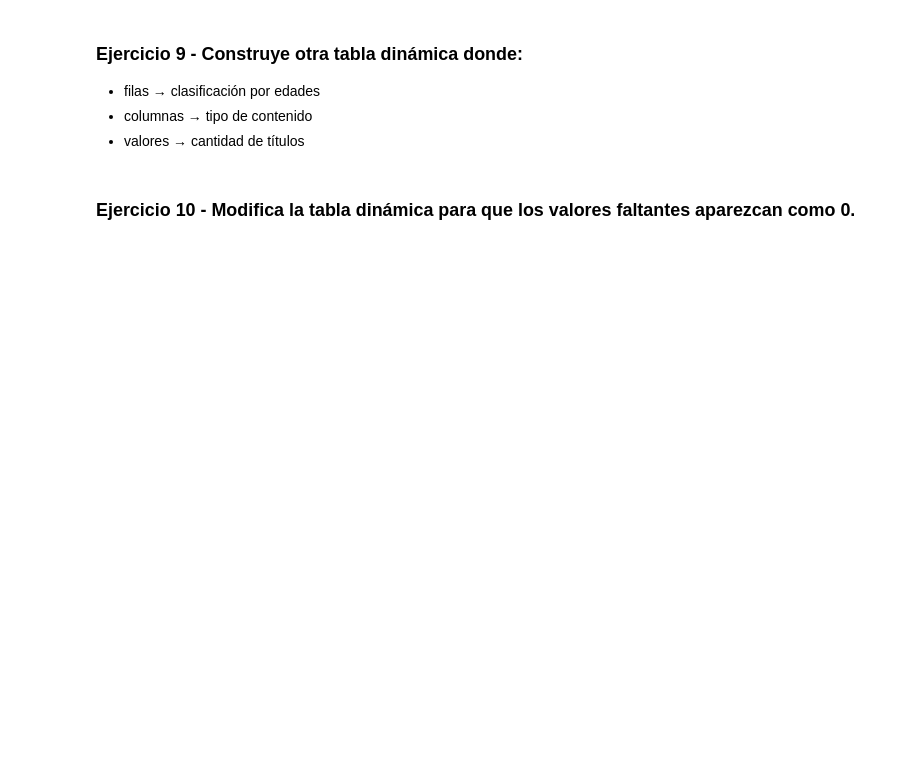
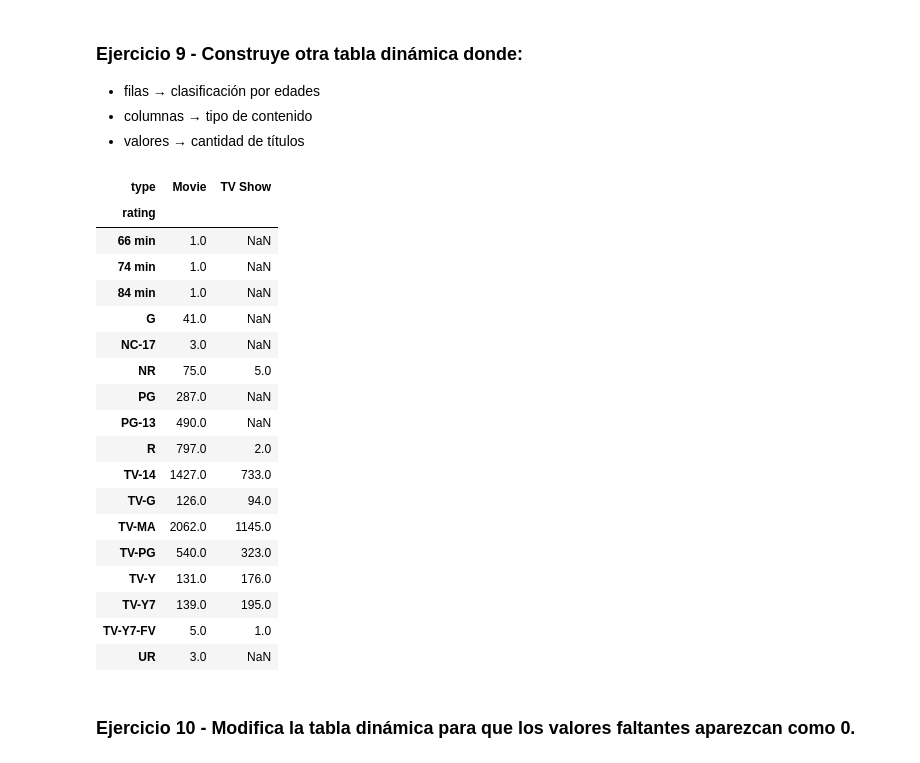
Before and after one commit to racheldai11/data-analysis-course, a Jupyter notebook: modulo-3-transformacion/clase-10/practica/notebook.ipynb, the cells around one changed output. Saved outputs shown, nothing was run; the diff lists cells and outputs as text; code cells hidden in the pictures; blank space fills up the shorter version.

```diff
--- a/modulo-3-transformacion/clase-10/practica/notebook.ipynb
+++ b/modulo-3-transformacion/clase-10/practica/notebook.ipynb
@@ -136,2 +251,30 @@ Agrupa por:
+# %%
+# tu código acá
+df.pivot_table(
+    index="rating",
+    columns="type",
+    values="title",
+    aggfunc="count"
+)
+# %% [output]
+| type | Movie | TV Show |
+| rating |  |  |
+| 66 min | 1.0 | NaN |
+| 74 min | 1.0 | NaN |
+| 84 min | 1.0 | NaN |
+| G | 41.0 | NaN |
+| NC-17 | 3.0 | NaN |
+| NR | 75.0 | 5.0 |
+| PG | 287.0 | NaN |
+| PG-13 | 490.0 | NaN |
+| R | 797.0 | 2.0 |
+| TV-14 | 1427.0 | 733.0 |
+| TV-G | 126.0 | 94.0 |
+| TV-MA | 2062.0 | 1145.0 |
+| TV-PG | 540.0 | 323.0 |
+| TV-Y | 131.0 | 176.0 |
+| TV-Y7 | 139.0 | 195.0 |
+| TV-Y7-FV | 5.0 | 1.0 |
+| UR | 3.0 | NaN |
 # %% [markdown]
 ### Ejercicio 10 - Modifica la tabla dinámica para que los valores faltantes aparezcan como **0**.
```
Also changed, not shown: parts of 20 cells of this notebook, 1 other file.
